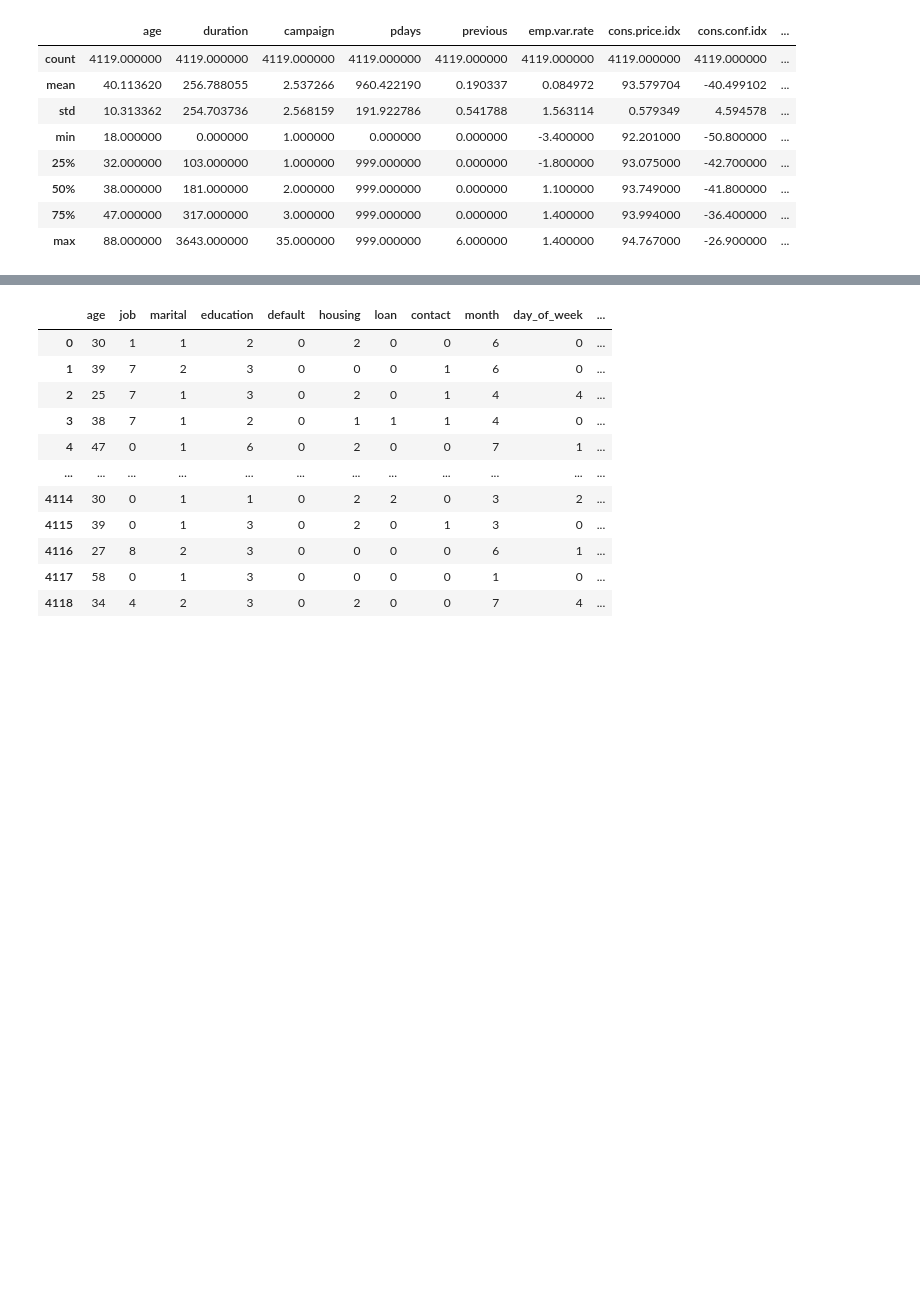
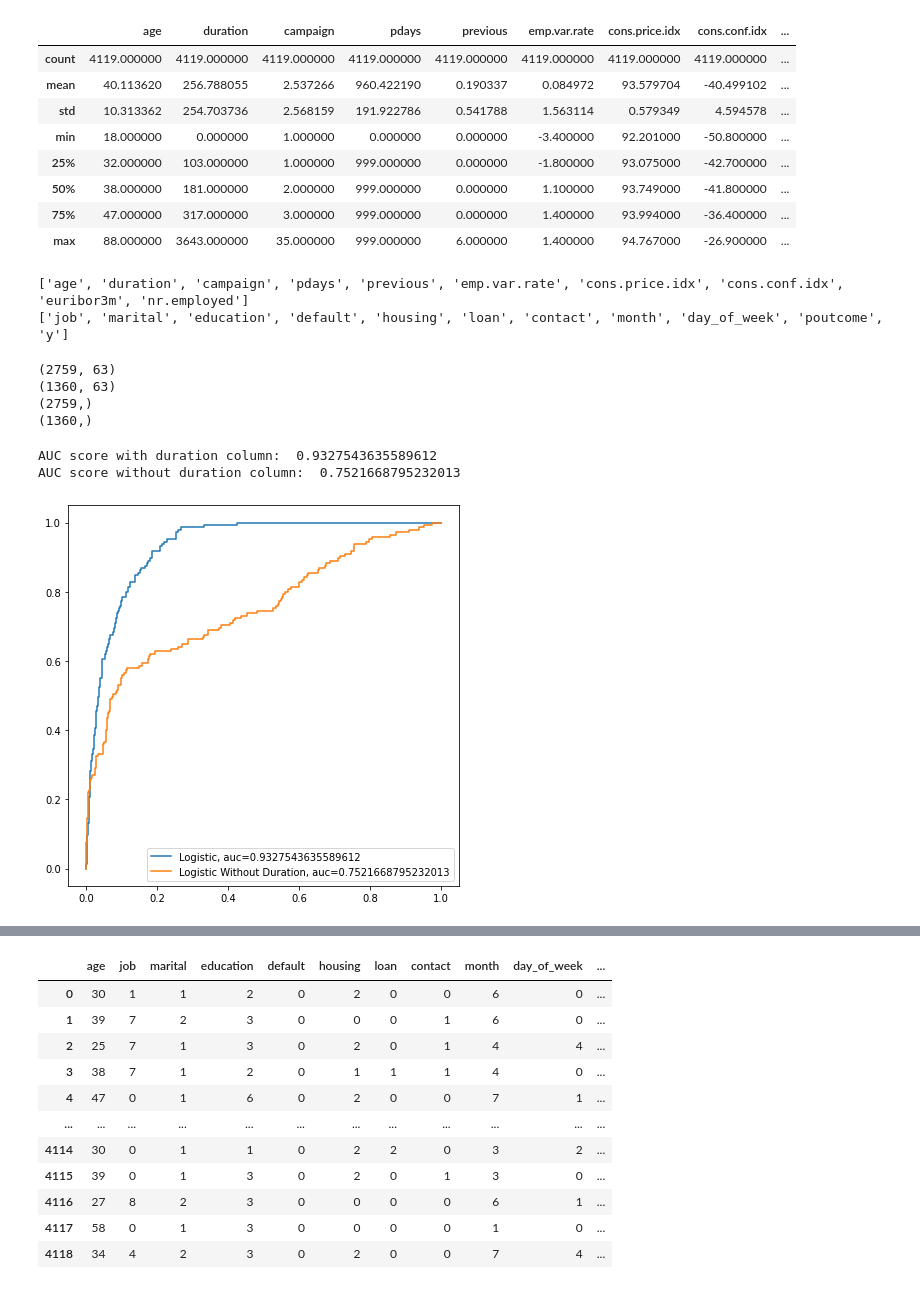
Before and after one commit to thowwafi/bank-telemarketing-analysis, a Jupyter notebook: bank-additional.ipynb, the cells around one changed output, grey strips where cells are left out. Drawn from its saved outputs; the diff is of its cells as text; code cells hidden in the pictures; blank space fills up the shorter version.

Commit message:
add modeling section

```diff
--- a/bank-additional.ipynb
+++ b/bank-additional.ipynb
@@ -133,5 +133,11 @@ df.describe()
 | 75% | 47.000000 | 317.000000 | 3.000000 | 999.000000 | 0.000000 | 1.400000 | 93.994000 | -36.400000 | ... |
 | max | 88.000000 | 3643.000000 | 35.000000 | 999.000000 | 6.000000 | 1.400000 | 94.767000 | -26.900000 | ... |
 # %%
-numerics = df.select_dtypes(include=np.number).columns.tolist()
-categorical = [col for col in df.columns if col not in numerics]
+# numerics = df.select_dtypes(include=np.number).columns.tolist()
+# categorical = [col for col in df.columns if col not in numerics]
+print(numerics)
+print(categorical)
+categorical = ['job', 'marital', 'education', 'default', 'housing', 'loan', 'contact', 'month', 'day_of_week', 'poutcome']
+# %% [output]
+['age', 'duration', 'campaign', 'pdays', 'previous', 'emp.var.rate', 'cons.price.idx', 'cons.conf.idx', 'euribor3m', 'nr.employed']
+['job', 'marital', 'education', 'default', 'housing', 'loan', 'contact', 'month', 'day_of_week', 'poutcome', 'y']
@@ -137,0 +147,16 @@ categorical = [col for col in df.columns if col not in numerics]
+# %%
+df_dummy = pd.get_dummies(df, columns=categorical)
+df_dummy['y'] = df_dummy.y.map({'yes': 1, 'no': 0})
+# %%
+X = df_dummy.drop(columns=['y'])
+y = df_dummy.y.values
+X_train, X_test, y_train, y_test  = train_test_split(X, y, test_size=0.33, random_state=12)
+print(X_train.shape)
+print(X_test.shape)
+print(y_train.shape)
+print(y_test.shape)
+# %% [output]
+(2759, 63)
+(1360, 63)
+(2759,)
+(1360,)
@@ -137,0 +170,27 @@ categorical = [col for col in df.columns if col not in numerics]
+# %%
+model = LogisticRegression(class_weight='balanced', max_iter=10000)
+model.fit(X_train, y_train)
+y_pred = model.predict_proba(X_test)[:,1]
+auc = roc_auc_score(y_test, y_pred)
+print("AUC score with duration column: ", auc)
+fpr, tpr, _ = roc_curve(y_test,  y_pred)
+
+X_train_drop = X_train.drop(columns=["duration"])
+X_test_drop = X_test.drop(columns=["duration"])
+
+model = LogisticRegression(class_weight='balanced', max_iter=10000)
+model.fit(X_train_drop, y_train)
+y_pred_without_dur = model.predict_proba(X_test_drop)[:,1]
+auc2 = roc_auc_score(y_test, y_pred_without_dur)
+print("AUC score without duration column: ", auc2)
+fpr2, tpr2, _ = roc_curve(y_test,  y_pred_without_dur)
+
+plt.figure(figsize=(7,7))
+plt.plot(fpr, tpr , label="Logistic, auc="+str(auc))
+plt.plot(fpr2, tpr2 , label="Logistic Without Duration, auc="+str(auc2))
+plt.legend(loc=4)
+plt.show()
+# %% [output]
+AUC score with duration column:  0.9327543635589612
+AUC score without duration column:  0.7521668795232013
+[figure, added]
```
Also changed, not shown: parts of 17 cells of this notebook, 5 other files.
